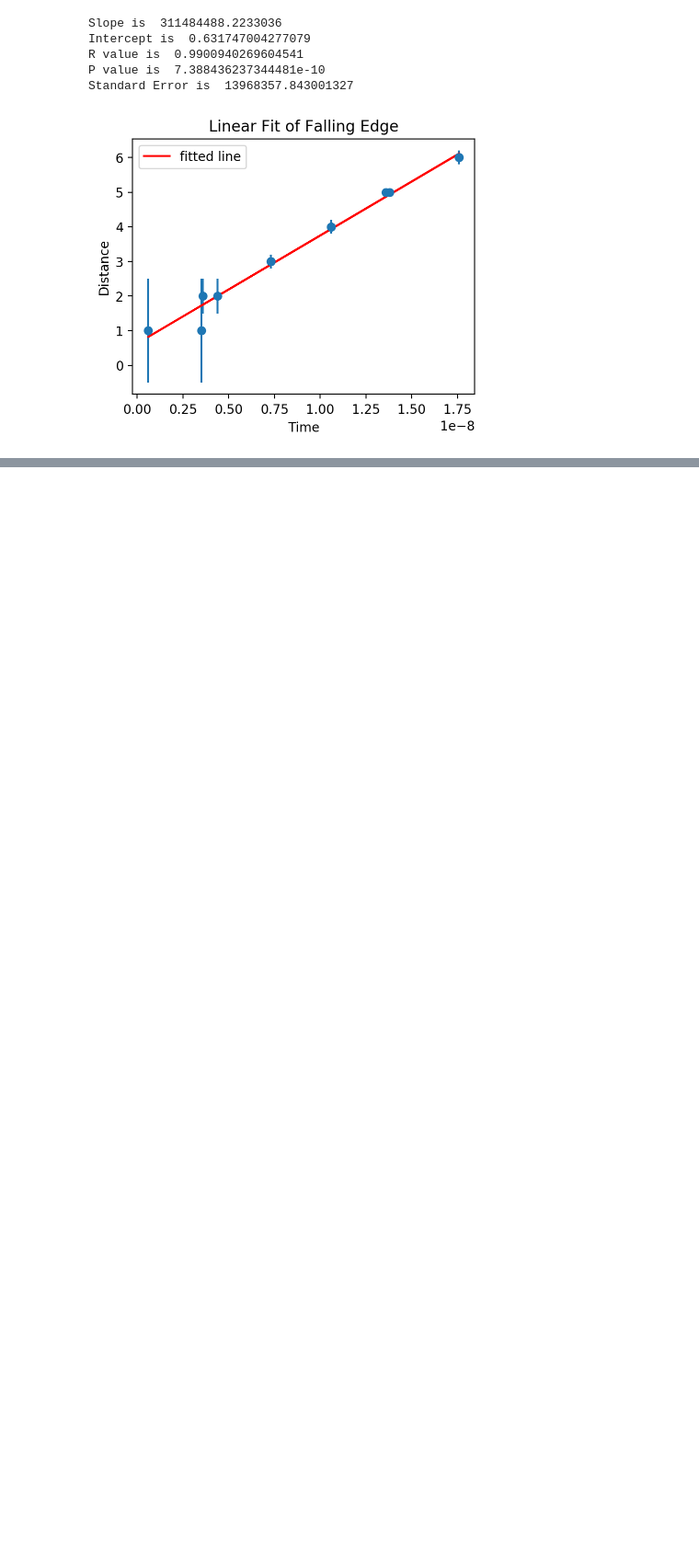
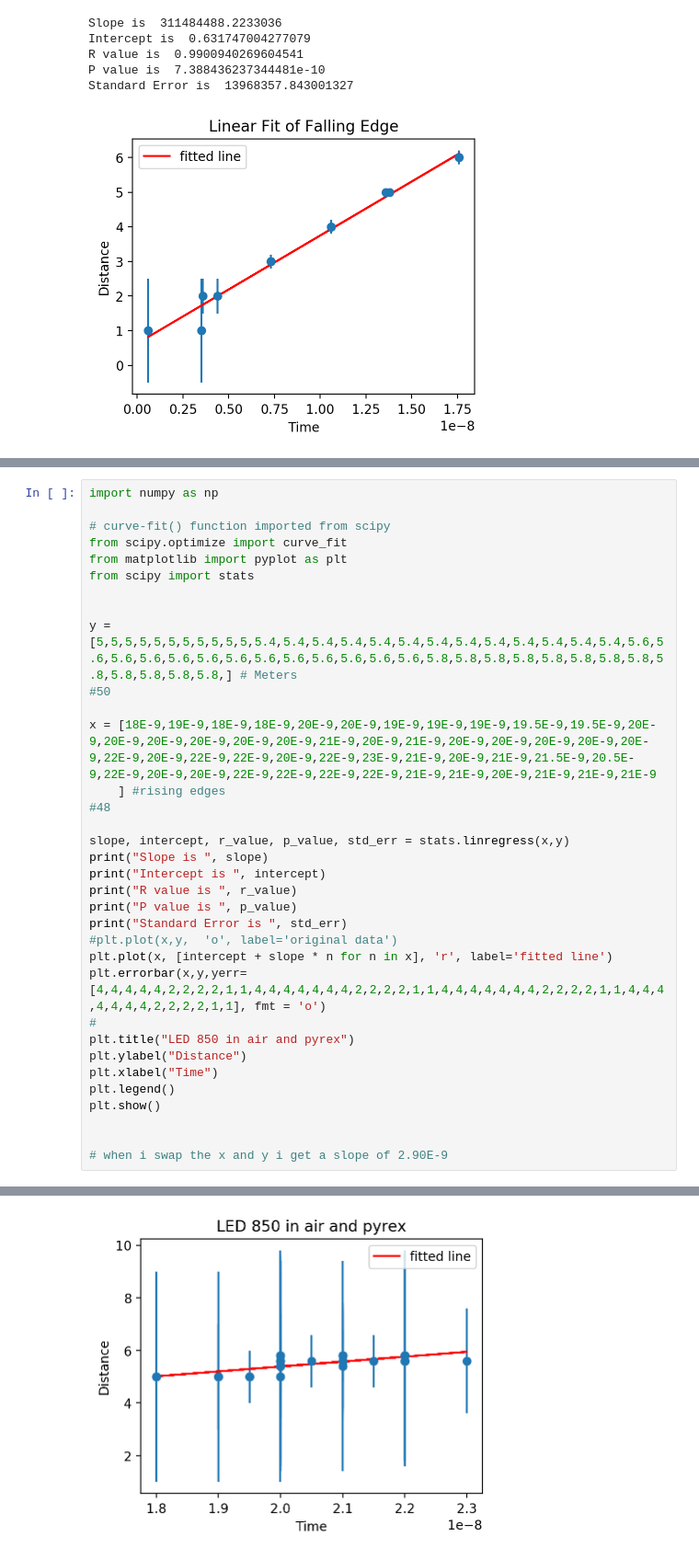
Before and after one commit to omarlozano101/Lab-3-new, a Jupyter notebook: Untitled 3.ipynb, the cells around one changed output, grey strips where cells are left out. Shown at 92% size. Drawn from its saved outputs; the diff is of its cells as text; blank space fills up the shorter version.

```diff
--- a/Untitled 3.ipynb
+++ b/Untitled 3.ipynb
@@ -132,0 +177,35 @@ Standard Error is  87607449.35635497
+# %%
+import numpy as np
+
+# curve-fit() function imported from scipy
+from scipy.optimize import curve_fit
+from matplotlib import pyplot as plt
+from scipy import stats
+
+
+y = [5,5,5,5,5,5,5,5,5,5,5,5.4,5.4,5.4,5.4,5.4,5.4,5.4,5.4,5.4,5.4,5.4,5.4,5.4,5.6,5.6,5.6,5.6,5.6,5.6,5.6,5.6,5.6,5.6,5.6,5.6,5.6,5.8,5.8,5.8,5.8,5.8,5.8,5.8,5.8,5.8,5.8,5.8,5.8,5.8,] # Meters
+#50
+
+x = [18E-9,19E-9,18E-9,18E-9,20E-9,20E-9,19E-9,19E-9,19E-9,19.5E-9,19.5E-9,20E-9,20E-9,20E-9,20E-9,20E-9,20E-9,21E-9,20E-9,21E-9,20E-9,20E-9,20E-9,20E-9,20E-9,22E-9,20E-9,22E-9,22E-9,20E-9,22E-9,23E-9,21E-9,20E-9,21E-9,21.5E-9,20.5E-9,22E-9,20E-9,20E-9,22E-9,22E-9,22E-9,22E-9,21E-9,21E-9,20E-9,21E-9,21E-9,21E-9
+    ] #rising edges
+#48
+
+slope, intercept, r_value, p_value, std_err = stats.linregress(x,y)
+print("Slope is ", slope)
+print("Intercept is ", intercept)
+print("R value is ", r_value)
+print("P value is ", p_value)
+print("Standard Error is ", std_err)
+#plt.plot(x,y,  'o', label='original data')
+plt.plot(x, [intercept + slope * n for n in x], 'r', label='fitted line')
+plt.errorbar(x,y,yerr=[4,4,4,4,4,2,2,2,2,1,1,4,4,4,4,4,4,4,2,2,2,2,1,1,4,4,4,4,4,4,4,2,2,2,2,1,1,4,4,4,4,4,4,4,2,2,2,2,1,1], fmt = 'o')
+#
+plt.title("LED 850 in air and pyrex")
+plt.ylabel("Distance")
+plt.xlabel("Time")
+plt.legend()
+plt.show()
+
+
+# when i swap the x and y i get a slope of 2.90E-9
+# %% [output]
@@ -132,0 +217 @@ Standard Error is  87607449.35635497
+[figure, added]
```
Also changed, not shown: parts of 11 cells of this notebook.
